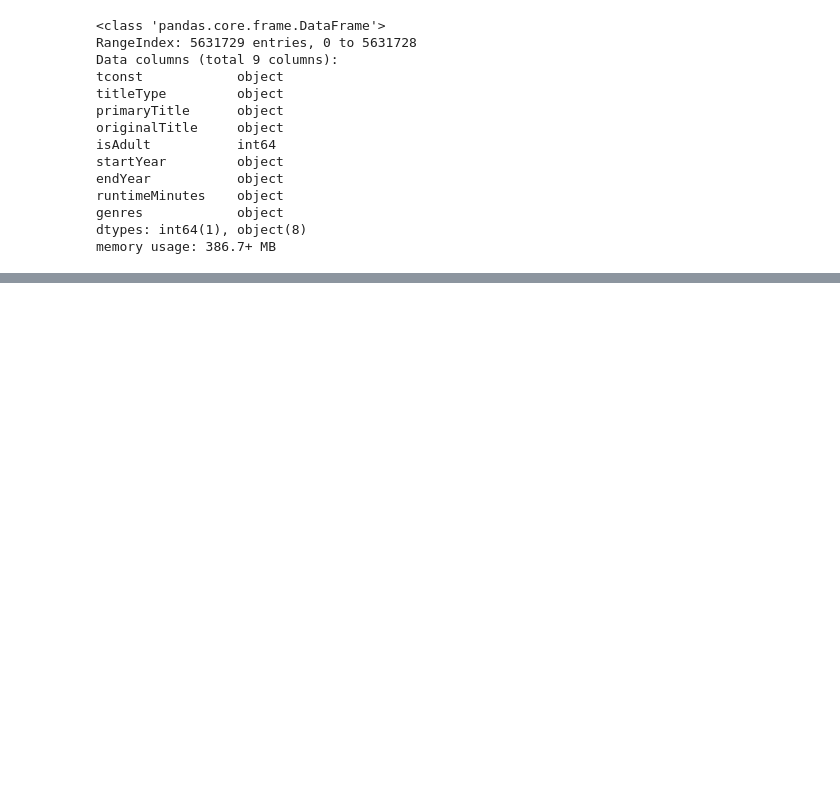
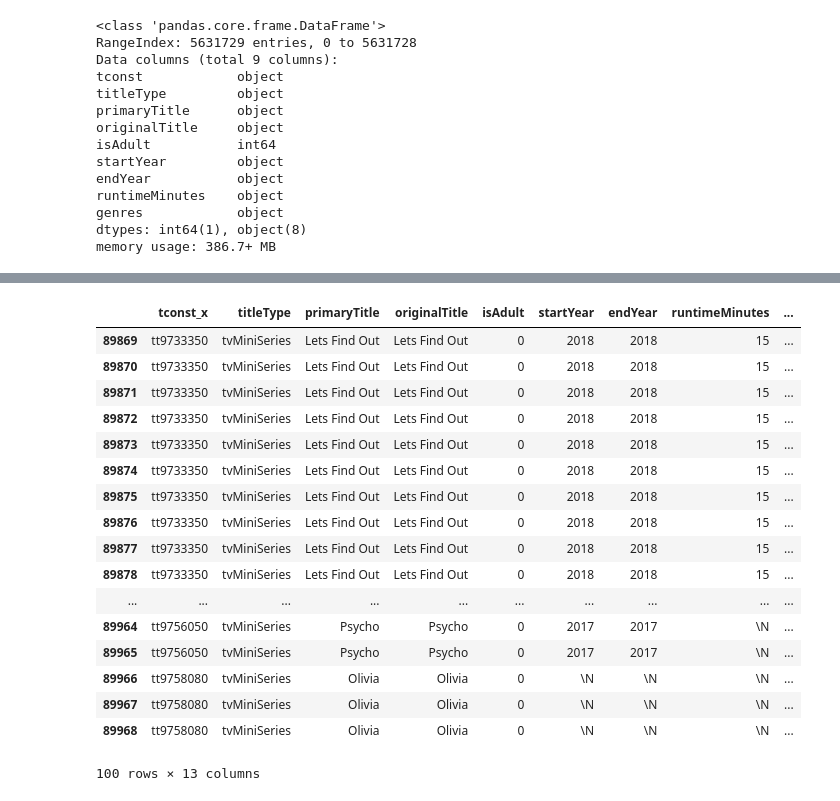
Before and after one commit to ketankokane94/CSCI_620_Data_Management_Project, a Jupyter notebook: dataAnalysisNotebook.ipynb, the cells around one changed output, grey strips where cells are left out. Saved outputs shown, nothing was run; the diff lists cells and outputs as text; code cells hidden in the pictures; blank space fills up the shorter version.

```diff
--- a/dataAnalysisNotebook.ipynb
+++ b/dataAnalysisNotebook.ipynb
@@ -616,0 +960,23 @@ memory usage: 386.7+ MB
+# %%
+sr = pd.merge(e,series,how='inner',left_on='tconst' , right_on='parentTconst')
+# %%
+sr.tail(100)
+# %% [output]
+|  | tconst_x | titleType | primaryTitle | originalTitle | isAdult | startYear | endYear | runtimeMinutes | ... |
+| 89869 | tt9733350 | tvMiniSeries | Lets Find Out | Lets Find Out | 0 | 2018 | 2018 | 15 | ... |
+| 89870 | tt9733350 | tvMiniSeries | Lets Find Out | Lets Find Out | 0 | 2018 | 2018 | 15 | ... |
+| 89871 | tt9733350 | tvMiniSeries | Lets Find Out | Lets Find Out | 0 | 2018 | 2018 | 15 | ... |
+| 89872 | tt9733350 | tvMiniSeries | Lets Find Out | Lets Find Out | 0 | 2018 | 2018 | 15 | ... |
+| 89873 | tt9733350 | tvMiniSeries | Lets Find Out | Lets Find Out | 0 | 2018 | 2018 | 15 | ... |
+| 89874 | tt9733350 | tvMiniSeries | Lets Find Out | Lets Find Out | 0 | 2018 | 2018 | 15 | ... |
+| 89875 | tt9733350 | tvMiniSeries | Lets Find Out | Lets Find Out | 0 | 2018 | 2018 | 15 | ... |
+| 89876 | tt9733350 | tvMiniSeries | Lets Find Out | Lets Find Out | 0 | 2018 | 2018 | 15 | ... |
+| 89877 | tt9733350 | tvMiniSeries | Lets Find Out | Lets Find Out | 0 | 2018 | 2018 | 15 | ... |
+| 89878 | tt9733350 | tvMiniSeries | Lets Find Out | Lets Find Out | 0 | 2018 | 2018 | 15 | ... |
+| ... | ... | ... | ... | ... | ... | ... | ... | ... | ... |
+| 89964 | tt9756050 | tvMiniSeries | Psycho | Psycho | 0 | 2017 | 2017 | \N | ... |
+| 89965 | tt9756050 | tvMiniSeries | Psycho | Psycho | 0 | 2017 | 2017 | \N | ... |
+| 89966 | tt9758080 | tvMiniSeries | Olivia | Olivia | 0 | \N | \N | \N | ... |
+| 89967 | tt9758080 | tvMiniSeries | Olivia | Olivia | 0 | \N | \N | \N | ... |
+| 89968 | tt9758080 | tvMiniSeries | Olivia | Olivia | 0 | \N | \N | \N | ... |
+100 rows × 13 columns
```
Also changed, not shown: parts of 105 cells of this notebook, 3 other files.
